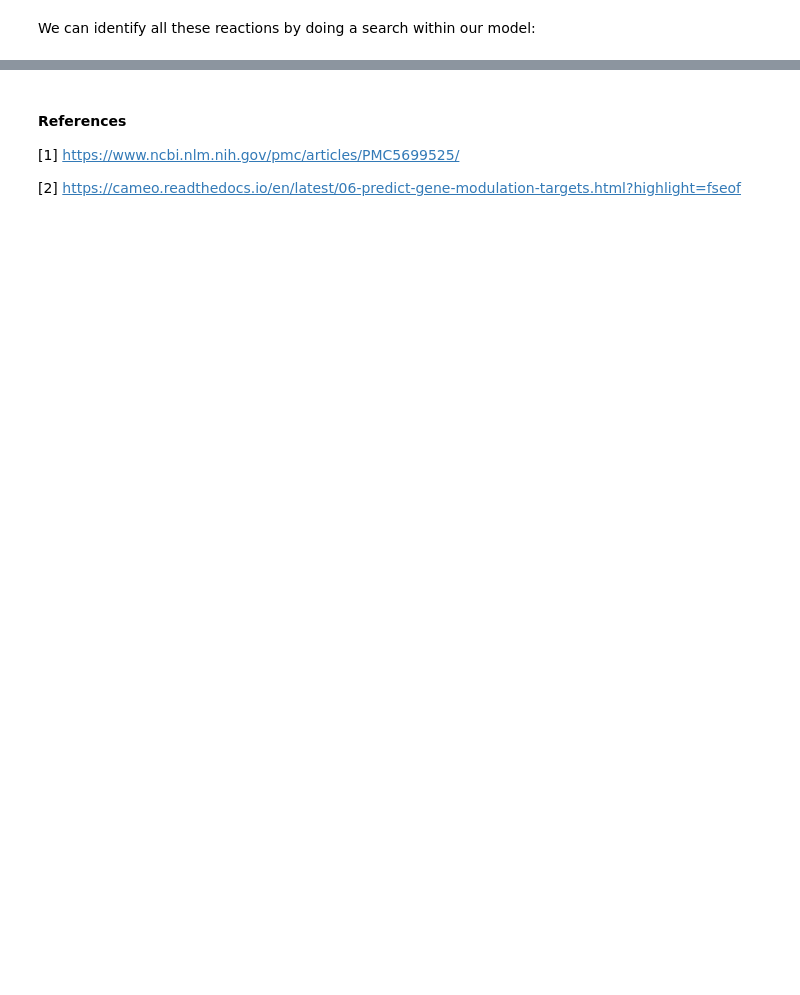
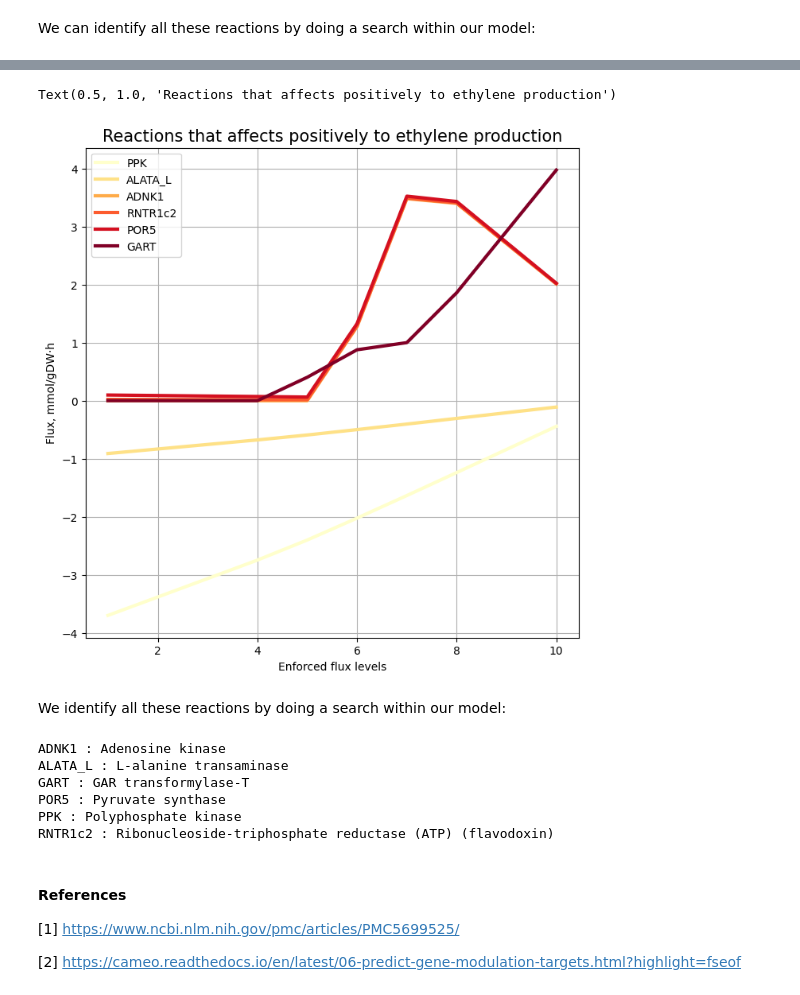
Before and after one commit to 27410/group-assingment-group-2, a Jupyter notebook: analysis/Gene_prediction_targets.ipynb, the cells around one changed output, grey strips where cells are left out. Drawn from its saved outputs; the diff is of its cells as text; code cells hidden in the pictures; blank space fills up the shorter version.

```diff
--- a/analysis/Gene_prediction_targets.ipynb
+++ b/analysis/Gene_prediction_targets.ipynb
@@ -193,0 +129,9 @@ Taking into account lowest and highest flux reactions, we can give a list with t
+# %%
+up = []
+for row in range(len(df[1])):
+        if df[1][row]==0.0:
+            continue
+        elif df[1][row]<df[10][row] and abs(df[10][row]-df[1][row])/abs(df[10][row])>0.95 and df[10][row]-df[1][row]>0.1:
+            up.append(df.index[row])
+Reactions_up=df.T[up].T.sort_values(by=[10])
+Reactions_up
@@ -194,3 +146,26 @@ Taking into account lowest and highest flux reactions, we can give a list with t
+# %%
+fig = Reactions_up.T.plot(cmap="YlOrRd",figsize=(8, 8), grid =True, linewidth=3);
+fig.set_ylabel('Flux, mmol/gDW·h')
+fig.set_xlabel('Enforced flux levels')
+fig.set_title('Reactions that affects positively to ethylene production', size=15)
+# %% [output]
+Text(0.5, 1.0, 'Reactions that affects positively to ethylene production')
+[figure, added]
+# %% [markdown]
+We identify all these reactions by doing a search within our model:
+# %%
+reactions_to_check=list(Reactions_up.index)
+
+for reaction in model.reactions:
+    if reaction.id in reactions_to_check:
+        print (reaction.id, ":", reaction.name)
+# %% [output]
+ADNK1 : Adenosine kinase
+ALATA_L : L-alanine transaminase
+GART : GAR transformylase-T
+POR5 : Pyruvate synthase
+PPK : Polyphosphate kinase
+RNTR1c2 : Ribonucleoside-triphosphate reductase (ATP) (flavodoxin)
 # %% [markdown]
 #### References
 [1] https://www.ncbi.nlm.nih.gov/pmc/articles/PMC5699525/
```
Also changed, not shown: parts of 26 cells of this notebook, 1 other file.
